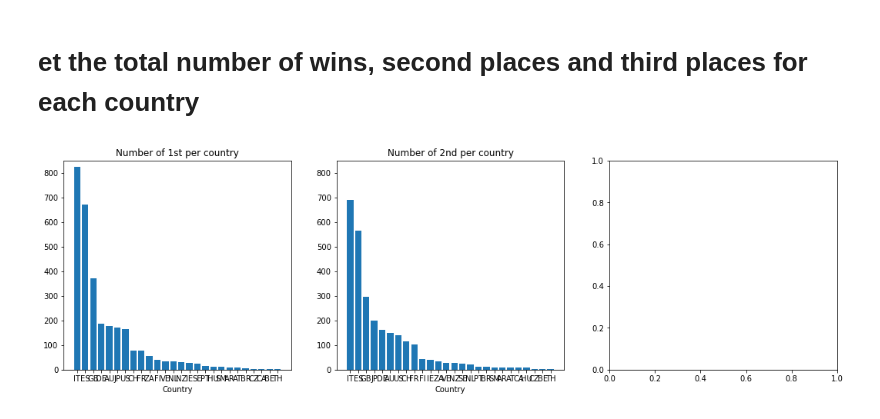
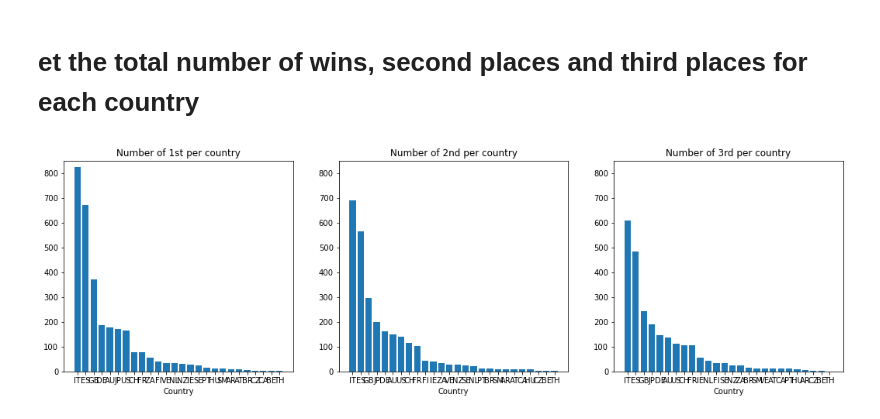
Before and after one commit to amalsalilan/which-nation-excels-in-the-MotoGP, a Jupyter notebook: Notebook.ipynb, the cells around one changed output. Cells and saved outputs as stored; diff of their text form; code cells hidden in the pictures.

```diff
--- a/Notebook.ipynb
+++ b/Notebook.ipynb
@@ -525,26 +525,26 @@ pct_df.plot(kind="bar", rot=1,
 # %%
 # get the total number of wins, second places and third places for each country
 
 n_first_places = pilot_info.groupby(["Country"])["Victories"].sum().sort_values(ascending=False)
 n_second_places = pilot_info.groupby(["Country"])["2nd places"].sum().sort_values(ascending=False)
 n_third_places = pilot_info.groupby(["Country"])["3rd places"].sum().sort_values(ascending=False)
 
 fig, ax = plt.subplots(1, 3, figsize = (18, 5))
 ax[0].bar(n_first_places.index, n_first_places)
 ax[0].set_ylim(bottom=0, top=850)
 ax[0].set_title("Number of 1st per country")
 ax[0].set_xlabel("Country")
 
 ax[1].bar(n_second_places.index, n_second_places)
 ax[1].set_ylim(bottom=0, top=850)
 ax[1].set_title("Number of 2nd per country")
 ax[1].set_xlabel("Country")
 
-# ax[2].bar(n_third_places.index, n_third_places)has
-# ax[2].set_ylim(bottom=0, top=850)
-# ax[2].set_title("Number of 3rd per country")
-# ax[2].set_xlabel("Country")
+ax[2].bar(n_third_places.index, n_third_places)
+ax[2].set_ylim(bottom=0, top=850)
+ax[2].set_title("Number of 3rd per country")
+ax[2].set_xlabel("Country")
 
 plt.show()
 # %% [output]
-[figure, old version]
+[figure, new version]
```
